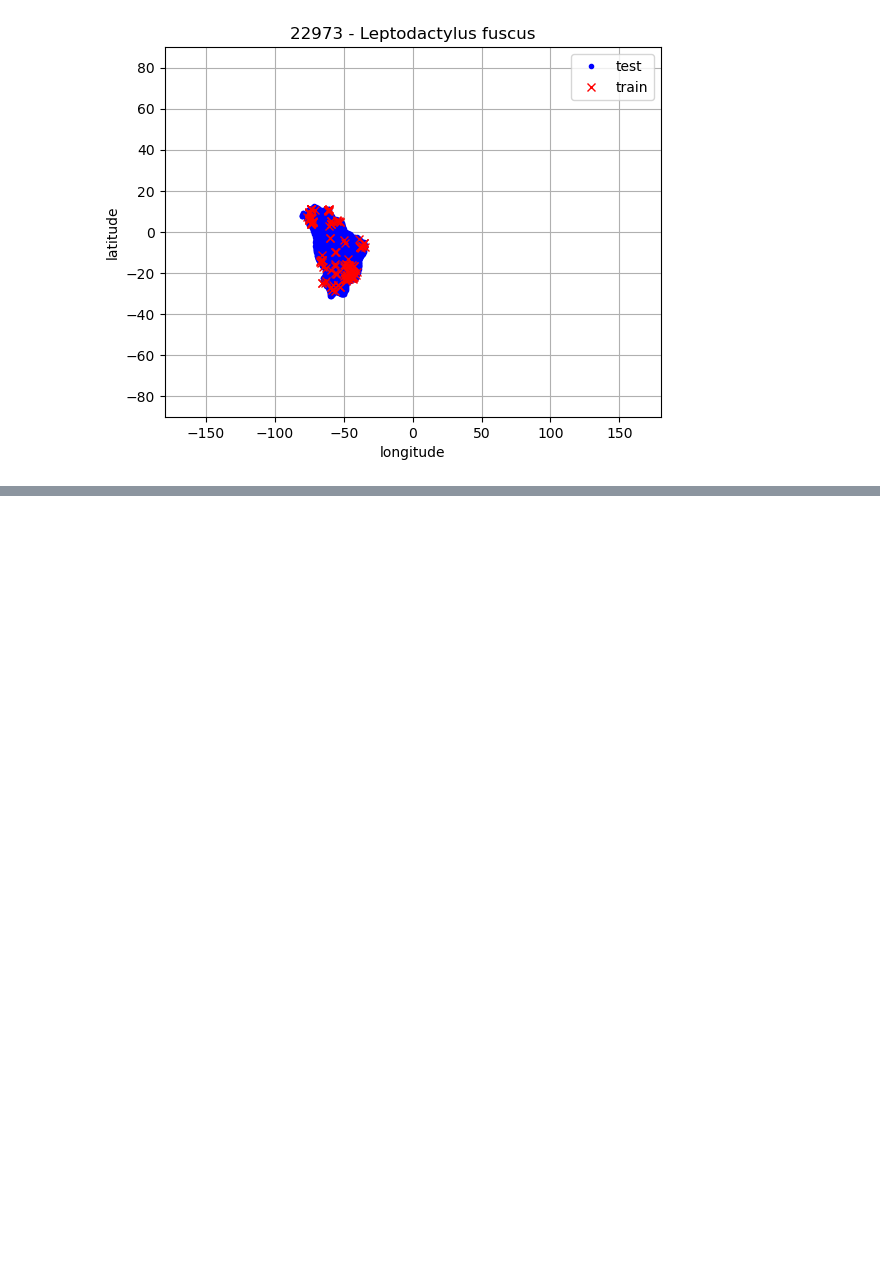
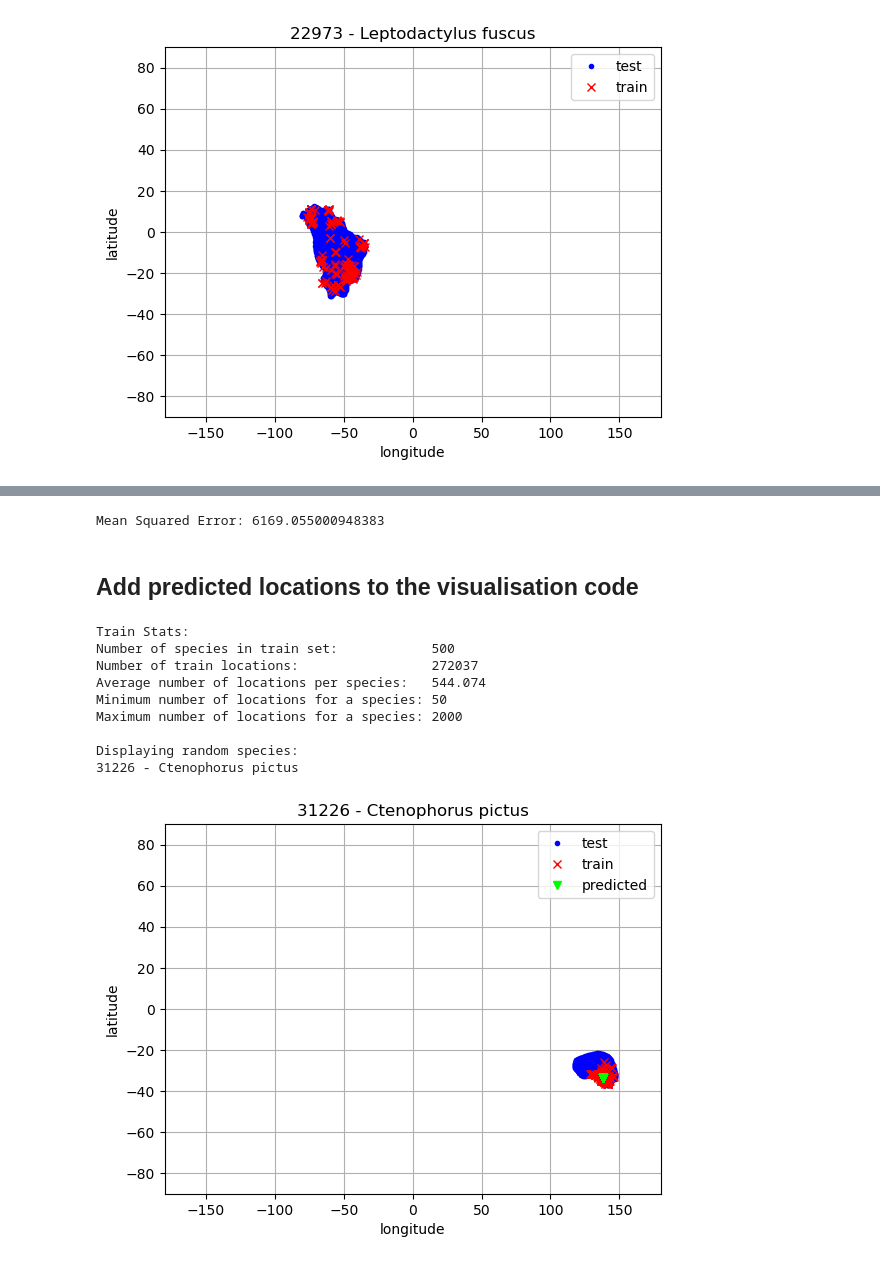
Before and after one commit to gabin-rousseau/aml-species, a Jupyter notebook: code/gabin_speciesTOgeo.ipynb, the cells around one changed output, grey strips where cells are left out. Cells and saved outputs as stored; diff of their text form; code cells hidden in the pictures; blank space fills up the shorter version.

```diff
--- a/code/gabin_speciesTOgeo.ipynb
+++ b/code/gabin_speciesTOgeo.ipynb
@@ -93,0 +125,9 @@ NpzFile 'species_test.npz' with keys: test_locs, test_pos_inds, taxon_ids, taxon
+# %%
+# encode features
+X_train_enc, X_test_enc = prepare_inputs(X_train, X_test)
+# %%
+# Initializing the random forest regressor model
+reg = RandomForestRegressor(bootstrap=False)
+
+# Training the model
+reg.fit(X_train_enc, y_train)
@@ -93,0 +136,4 @@ NpzFile 'species_test.npz' with keys: test_locs, test_pos_inds, taxon_ids, taxon
+# %%
+# Making predictions
+y_pred = reg.predict(X_test_enc)
+y_pred
@@ -93,0 +148,64 @@ NpzFile 'species_test.npz' with keys: test_locs, test_pos_inds, taxon_ids, taxon
+# %%
+# Evaluating the model
+mse = mean_squared_error(y_test, y_pred)
+print(f"Mean Squared Error: {mse}")
+# %% [output]
+Mean Squared Error: 6169.055000948383
+# %% [markdown]
+## Add predicted locations to the visualisation code
+# %%
+# data stats
+print('Train Stats:')
+print('Number of species in train set:           ', len(species))
+print('Number of train locations:                ', train_locs.shape[0])
+_, species_counts = np.unique(train_ids, return_counts=True)
+print('Average number of locations per species:  ', species_counts.mean())
+print('Minimum number of locations for a species:', species_counts.min())
+print('Maximum number of locations for a species:', species_counts.max())
+
+
+# plot train and test data for a random species
+plt.close('all')
+plt.figure(0)
+
+#sp = 5231 #to produce a specific plot
+sp = np.random.choice(species) #to look at a random species
+
+print('\nDisplaying random species:')
+print(str(sp) + ' - ' + species_names[sp])
+
+# get test locations and plot
+# test_inds_pos is the locations where the selected species is present
+# test_inds_neg is the locations where the selected species is not present
+test_inds_pos = test_pos_inds[sp]
+test_inds_neg = np.setdiff1d(np.arange(test_locs.shape[0]), test_pos_inds[sp])
+plt.plot(test_locs[test_inds_pos, 1], test_locs[test_inds_pos, 0], 'b.', label='test')
+
+# get train locations and plot
+train_inds_pos = np.where(train_ids == sp)[0]
+plt.plot(train_locs[train_inds_pos, 1], train_locs[train_inds_pos, 0], 'rx', label='train')
+
+
+#get predicted locations and plot
+pred_inds_pos = np.where(X_test == sp)[0]
+plt.plot(y_pred[pred_inds_pos, 1], y_pred[pred_inds_pos, 0], color='lime',marker="v",linestyle='None',label='predicted')
+
+plt.title(str(sp) + ' - ' + species_names[sp])
+plt.grid(True)
+plt.xlim([-180, 180])
+plt.ylim([-90, 90])
+plt.ylabel('latitude')
+plt.xlabel('longitude')
+plt.legend()
+plt.show()
+# %% [output]
+Train Stats:
+Number of species in train set:            500
+Number of train locations:                 272037
+Average number of locations per species:   544.074
+Minimum number of locations for a species: 50
+Maximum number of locations for a species: 2000
+
+Displaying random species:
+31226 - Ctenophorus pictus
+[figure, added]
```
Also changed, not shown: parts of 10 cells of this notebook.
